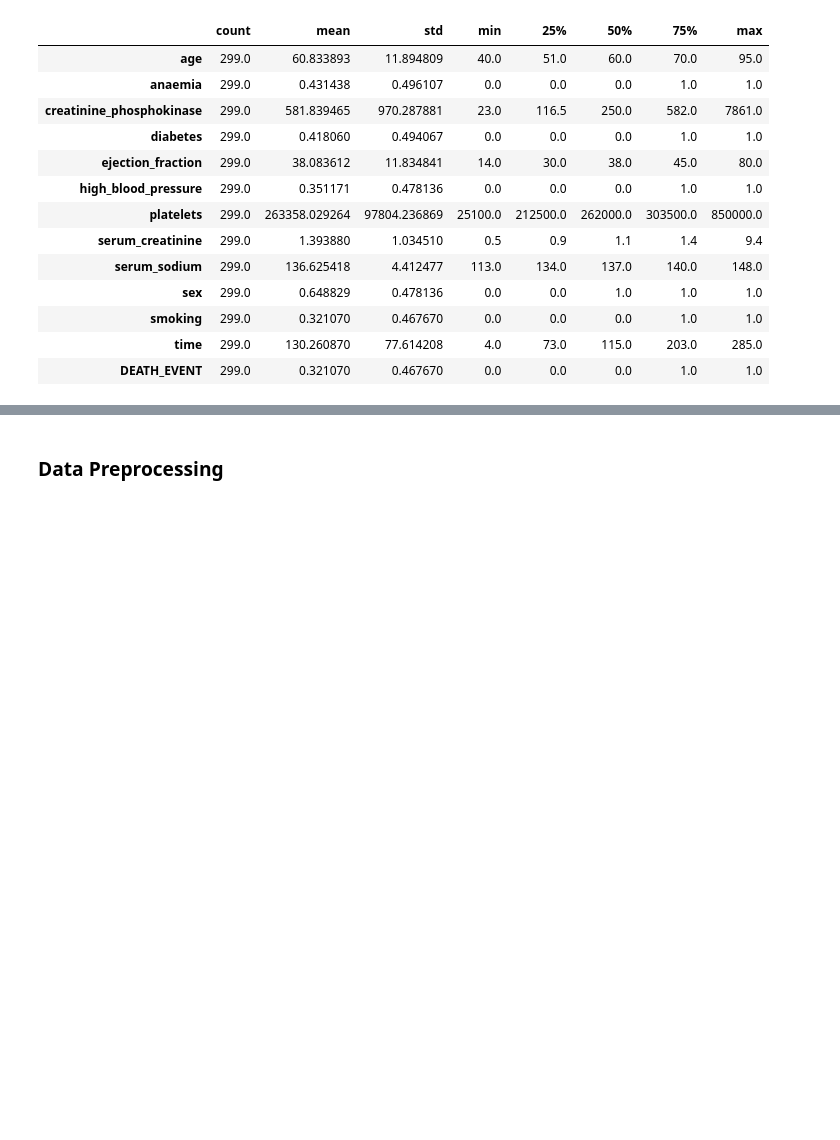
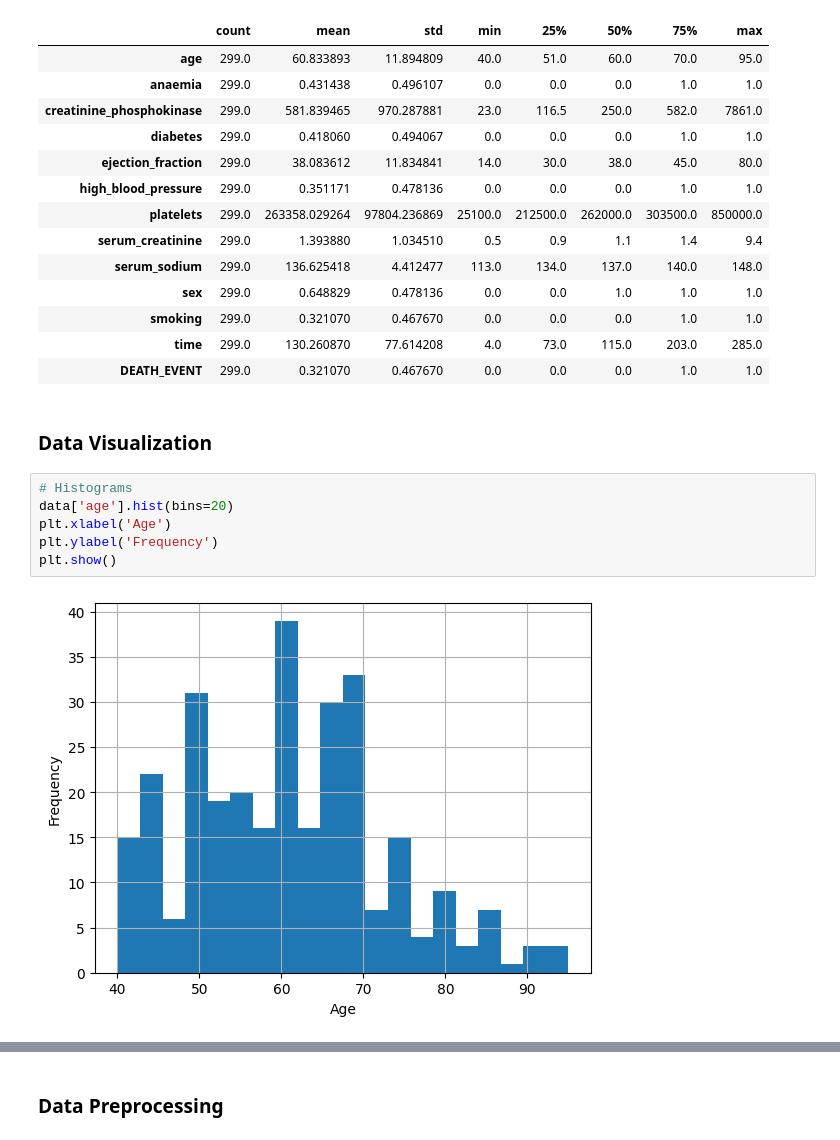
Before and after one commit to arindam-sahoo/Heart-Failure-Prediction, a Jupyter notebook: main.ipynb, the cells around one changed output, grey strips where cells are left out. Drawn from its saved outputs; the diff is of its cells as text; blank space fills up the shorter version.

```diff
--- a/main.ipynb
+++ b/main.ipynb
@@ -126,3 +155,13 @@ data.describe().T
 | smoking | 299.0 | 0.321070 | 0.467670 | 0.0 | 0.0 | 0.0 | 1.0 | 1.0 |
 | time | 299.0 | 130.260870 | 77.614208 | 4.0 | 73.0 | 115.0 | 203.0 | 285.0 |
 | DEATH_EVENT | 299.0 | 0.321070 | 0.467670 | 0.0 | 0.0 | 0.0 | 1.0 | 1.0 |
+# %% [markdown]
+### Data Visualization
+# %%
+# Histograms
+data['age'].hist(bins=20)
+plt.xlabel('Age')
+plt.ylabel('Frequency')
+plt.show()
+# %% [output]
+[figure, added]
```
Also changed, not shown: parts of 8 cells of this notebook.
